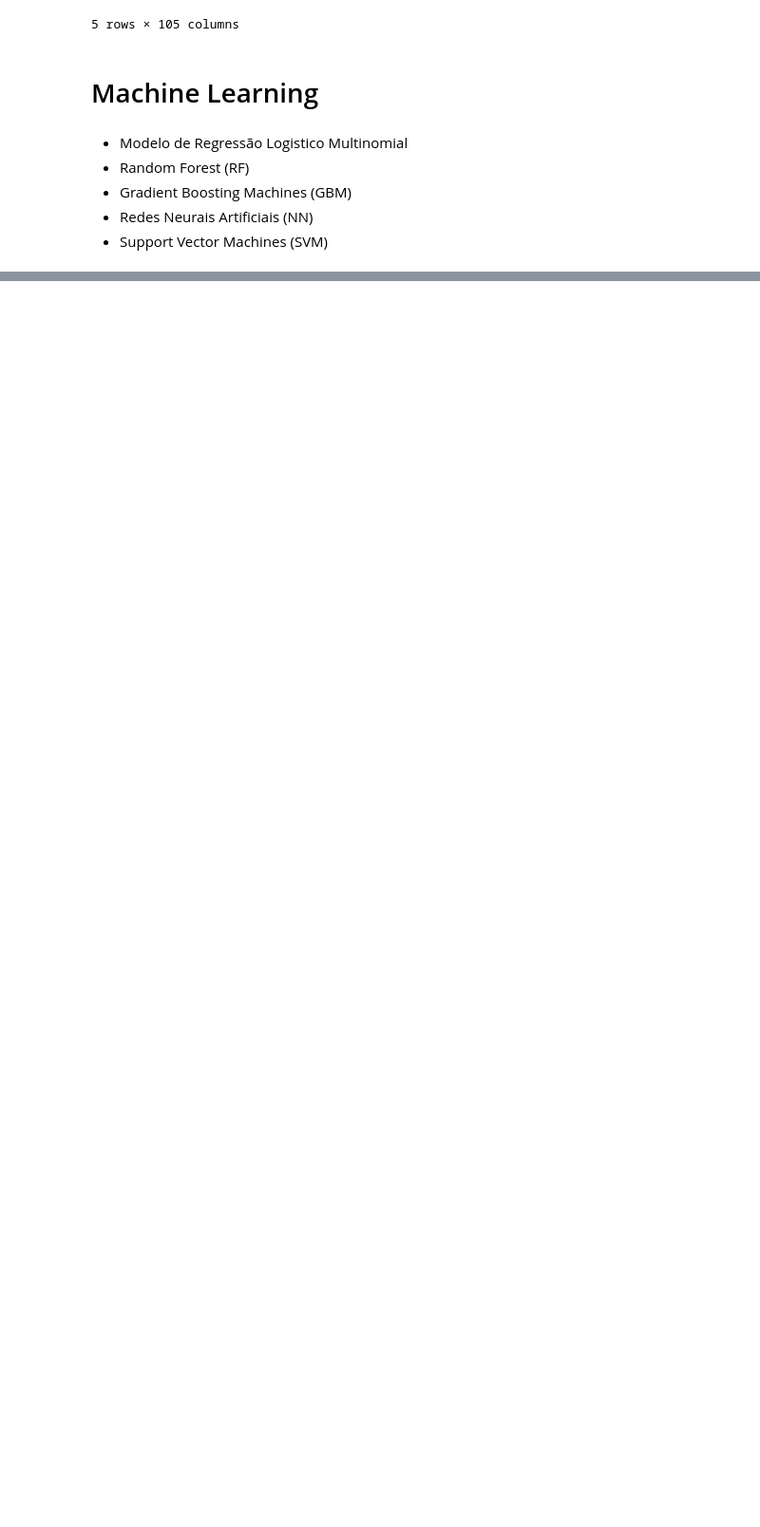
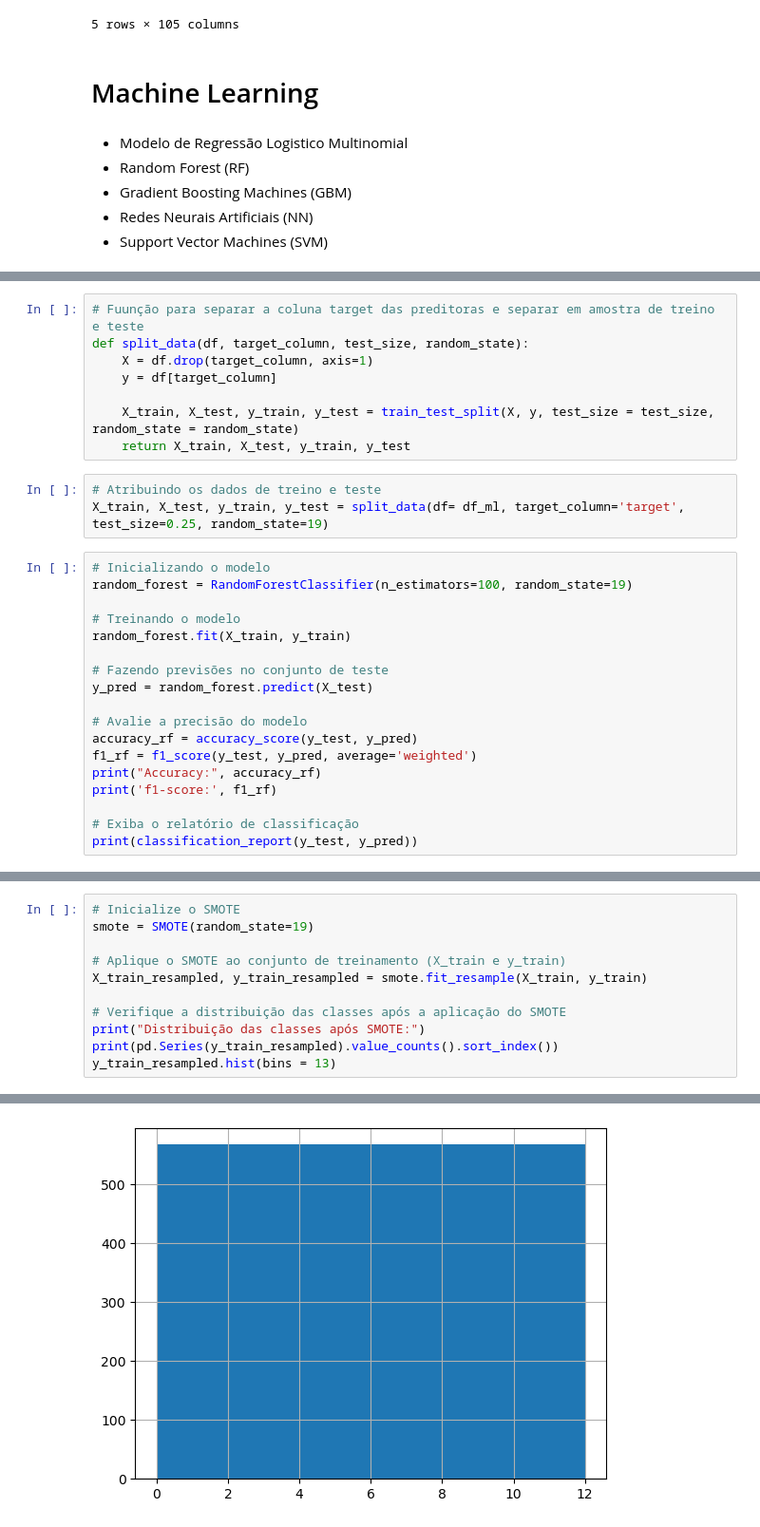
Before and after one commit to rafajovelho/TCC-MBA_USP, a Jupyter notebook: EDA_ML_State_of_data_2022.ipynb, the cells around one changed output, grey strips where cells are left out. Shown at 95% size. Saved outputs shown, nothing was run; the diff lists cells and outputs as text; blank space fills up the shorter version.

```diff
--- a/EDA_ML_State_of_data_2022.ipynb
+++ b/EDA_ML_State_of_data_2022.ipynb
@@ -639,0 +652,29 @@ Vou testar os modelos que não se faz necessário o pre processamento dos dados
+# %%
+# Fuunção para separar a coluna target das preditoras e separar em amostra de treino e teste
+def split_data(df, target_column, test_size, random_state):
+    X = df.drop(target_column, axis=1)
+    y = df[target_column]
+
+    X_train, X_test, y_train, y_test = train_test_split(X, y, test_size = test_size, random_state = random_state)
+    return X_train, X_test, y_train, y_test
+# %%
+# Atribuindo os dados de treino e teste
+X_train, X_test, y_train, y_test = split_data(df= df_ml, target_column='target', test_size=0.25, random_state=19)
+# %%
+# Inicializando o modelo
+random_forest = RandomForestClassifier(n_estimators=100, random_state=19)
+
+# Treinando o modelo
+random_forest.fit(X_train, y_train)
+
+# Fazendo previsões no conjunto de teste
+y_pred = random_forest.predict(X_test)
+
+# Avalie a precisão do modelo
+accuracy_rf = accuracy_score(y_test, y_pred)
+f1_rf = f1_score(y_test, y_pred, average='weighted')
+print("Accuracy:", accuracy_rf)
+print('f1-score:', f1_rf)
+
+# Exiba o relatório de classificação
+print(classification_report(y_test, y_pred))
@@ -639,0 +789,12 @@ Vou testar os modelos que não se faz necessário o pre processamento dos dados
+# %%
+# Inicialize o SMOTE
+smote = SMOTE(random_state=19)
+
+# Aplique o SMOTE ao conjunto de treinamento (X_train e y_train)
+X_train_resampled, y_train_resampled = smote.fit_resample(X_train, y_train)
+
+# Verifique a distribuição das classes após a aplicação do SMOTE
+print("Distribuição das classes após SMOTE:")
+print(pd.Series(y_train_resampled).value_counts().sort_index())
+y_train_resampled.hist(bins = 13)
+# %% [output]
@@ -639,0 +817 @@ Vou testar os modelos que não se faz necessário o pre processamento dos dados
+[figure, added]
```
Also changed, not shown: parts of 22 cells of this notebook.
